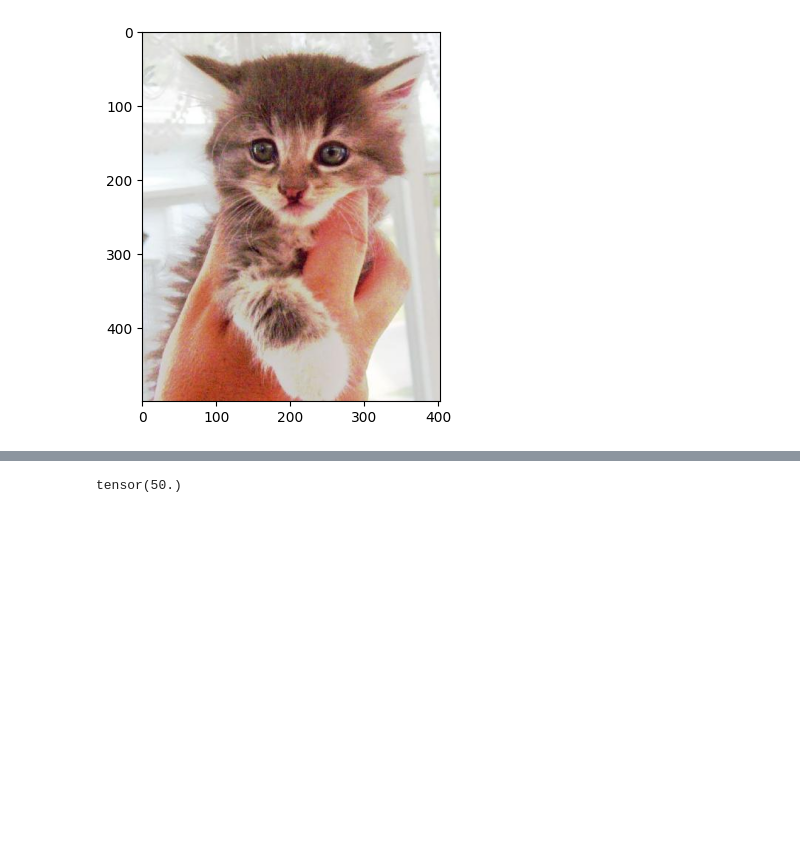
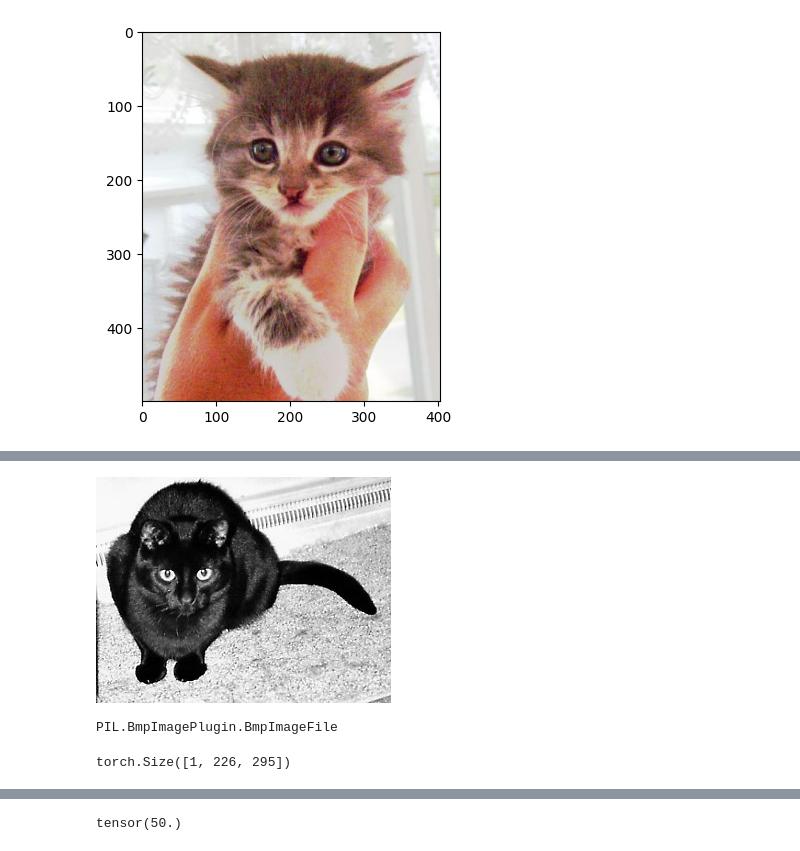
Before and after one commit to Hosseini1373/MLOPS_IMAGE_CLASSIFIER, a Jupyter notebook: models/testing.ipynb, the cells around one changed output, grey strips where cells are left out. Saved outputs shown, nothing was run; the diff lists cells and outputs as text; code cells hidden in the pictures; blank space fills up the shorter version.

```diff
--- a/models/testing.ipynb
+++ b/models/testing.ipynb
@@ -71,0 +124,39 @@ from torchvision.transforms.v2 import Resize
+# %%
+def get_img(path):
+    #dog 11702, cat 666 corrupted
+    img = plt.imread(path).astype(np.float32) / 255
+    if len(img.shape) < 3: # Check if it's a greyscale image
+        img = np.dstack((img, np.zeros_like(img), np.zeros_like(img)))
+    tensor = torch.from_numpy(img)
+    tens = Resize((256,256), antialias=True)(tensor.permute(2, 0, 1))
+    if tens.shape[0] != 3:
+        print(tens.shape)
+        raise ValueError
+    return tens
+
+def produce_labels(paths):
+    data = []
+    for path in paths:
+        if re.search("cat", path, flags=re.IGNORECASE):
+            data.append(0)
+        else:
+            data.append(1)
+    return data
+
+def collate_fn(batch):
+  return {
+      'pixel_values': torch.stack([x['pixel_values'] for x in batch]),
+      'labels': torch.tensor([x['labels'] for x in batch])
+}
+
+
+class dset(Dataset):
+    def __init__(self):
+        self.file_paths = glob.glob("/home/glace/repos/MLOPS_IMAGE_CLASSIFIER/PetImages/*/*")
+        self.labels = produce_labels(self.file_paths)
+
+    def __len__(self):
+        return len(self.file_paths)
+
+    def __getitem__(self, index):
+        return get_img(self.file_paths[index]), self.labels[index]
@@ -71,0 +194,15 @@ from torchvision.transforms.v2 import Resize
+# %%
+PIL.Image.open(a.file_paths[522])
+# %% [output]
+[figure, added]
+# %%
+type(PIL.Image.open(dset().file_paths[0]))
+# %% [output]
+PIL.BmpImagePlugin.BmpImageFile
+# %%
+import PIL.Image
+
+
+f.to_tensor(PIL.Image.open(dset().file_paths[522]).convert("RGB")).shape
+# %% [output]
+torch.Size([1, 226, 295])
```
Also changed, not shown: parts of 32 cells of this notebook, 1 other file.
